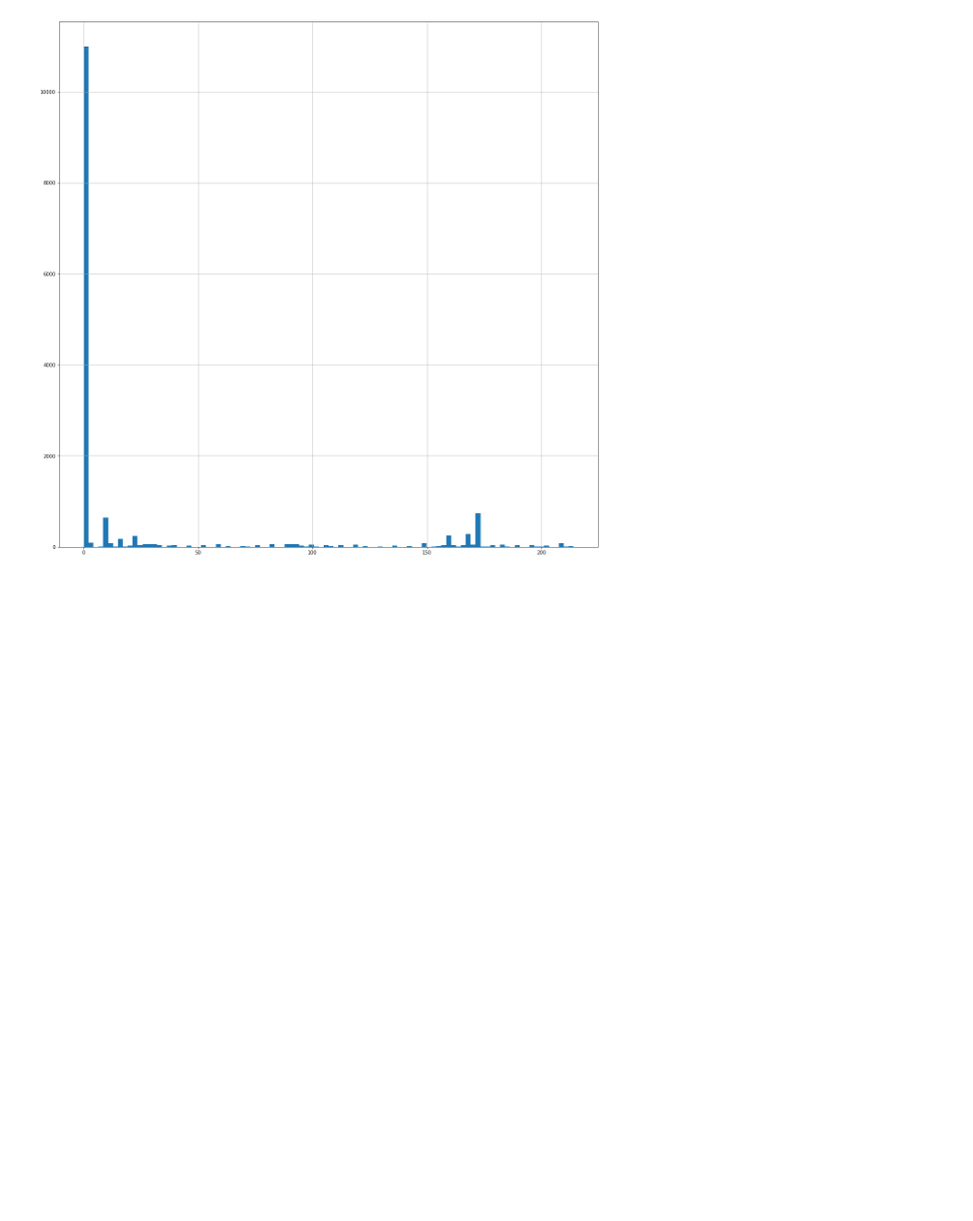
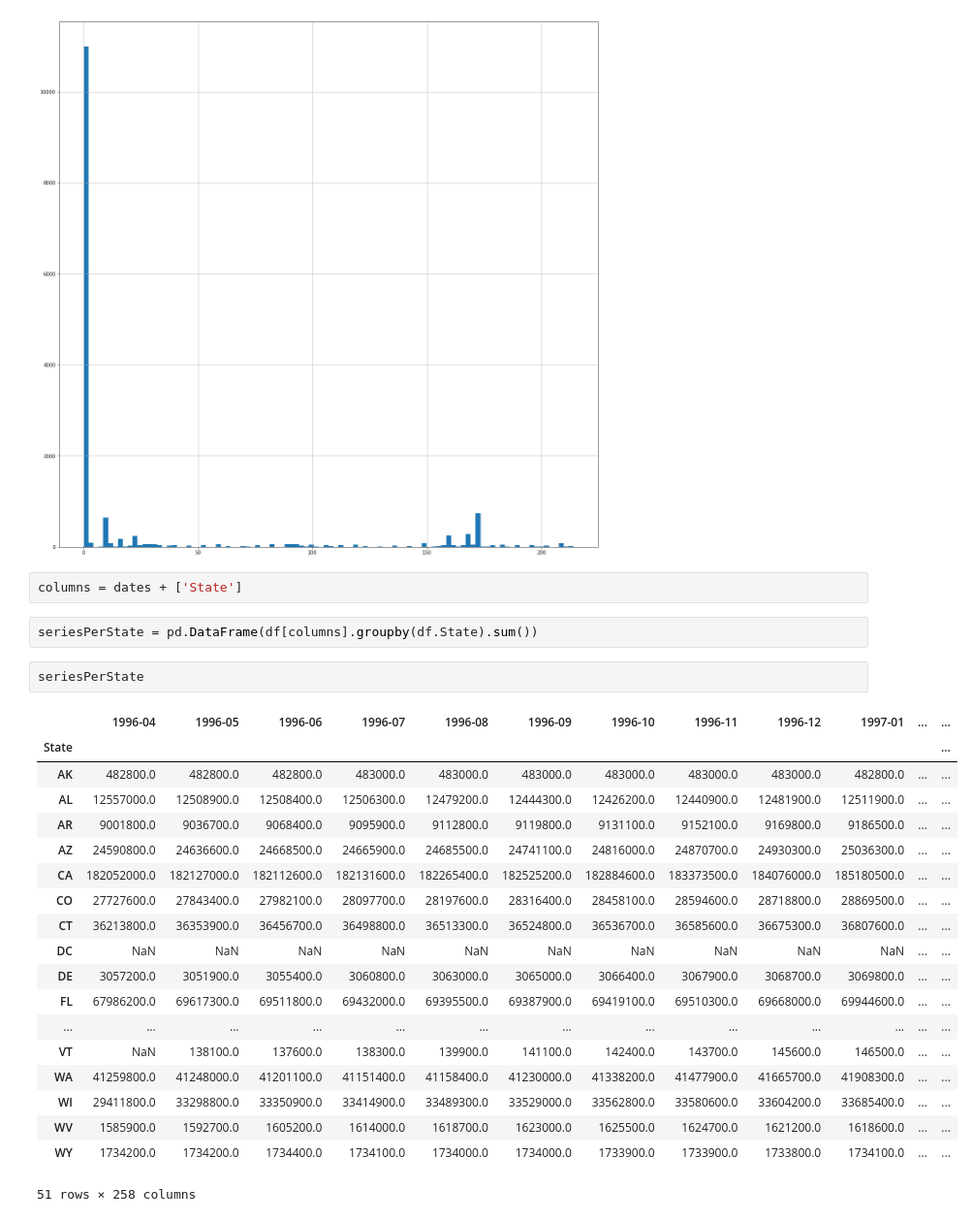
Before and after one commit to ctresc/epfl-dataviz-realestatemap, a Jupyter notebook: Research/Zillow/Wrangling.ipynb, the cells around one changed output. Shown at 97% size. Drawn from its saved outputs; the diff is of its cells as text; blank space fills up the shorter version.

```diff
--- a/Research/Zillow/Wrangling.ipynb
+++ b/Research/Zillow/Wrangling.ipynb
@@ -71,3 +71,29 @@ dfTimeSeries.isnull().sum(axis=1).hist(bins=100) # histogram of nan values conta
 # %% [output]
 <matplotlib.axes._subplots.AxesSubplot at 0x...>
 [figure]
+# %%
+columns = dates + ['State']
+# %%
+seriesPerState = pd.DataFrame(df[columns].groupby(df.State).sum())
+# %%
+seriesPerState
+# %% [output]
+|  | 1996-04 | 1996-05 | 1996-06 | 1996-07 | 1996-08 | 1996-09 | 1996-10 | 1996-11 | 1996-12 | 1997-01 | ... | ... |
+| State |  |  |  |  |  |  |  |  |  |  |  | ... |
+| AK | 482800.0 | 482800.0 | 482800.0 | 483000.0 | 483000.0 | 483000.0 | 483000.0 | 483000.0 | 483000.0 | 482800.0 | ... | ... |
+| AL | 12557000.0 | 12508900.0 | 12508400.0 | 12506300.0 | 12479200.0 | 12444300.0 | 12426200.0 | 12440900.0 | 12481900.0 | 12511900.0 | ... | ... |
+| AR | 9001800.0 | 9036700.0 | 9068400.0 | 9095900.0 | 9112800.0 | 9119800.0 | 9131100.0 | 9152100.0 | 9169800.0 | 9186500.0 | ... | ... |
+| AZ | 24590800.0 | 24636600.0 | 24668500.0 | 24665900.0 | 24685500.0 | 24741100.0 | 24816000.0 | 24870700.0 | 24930300.0 | 25036300.0 | ... | ... |
+| CA | 182052000.0 | 182127000.0 | 182112600.0 | 182131600.0 | 182265400.0 | 182525200.0 | 182884600.0 | 183373500.0 | 184076000.0 | 185180500.0 | ... | ... |
+| CO | 27727600.0 | 27843400.0 | 27982100.0 | 28097700.0 | 28197600.0 | 28316400.0 | 28458100.0 | 28594600.0 | 28718800.0 | 28869500.0 | ... | ... |
+| CT | 36213800.0 | 36353900.0 | 36456700.0 | 36498800.0 | 36513300.0 | 36524800.0 | 36536700.0 | 36585600.0 | 36675300.0 | 36807600.0 | ... | ... |
+| DC | NaN | NaN | NaN | NaN | NaN | NaN | NaN | NaN | NaN | NaN | ... | ... |
+| DE | 3057200.0 | 3051900.0 | 3055400.0 | 3060800.0 | 3063000.0 | 3065000.0 | 3066400.0 | 3067900.0 | 3068700.0 | 3069800.0 | ... | ... |
+| FL | 67986200.0 | 69617300.0 | 69511800.0 | 69432000.0 | 69395500.0 | 69387900.0 | 69419100.0 | 69510300.0 | 69668000.0 | 69944600.0 | ... | ... |
+| ... | ... | ... | ... | ... | ... | ... | ... | ... | ... | ... | ... | ... |
+| VT | NaN | 138100.0 | 137600.0 | 138300.0 | 139900.0 | 141100.0 | 142400.0 | 143700.0 | 145600.0 | 146500.0 | ... | ... |
+| WA | 41259800.0 | 41248000.0 | 41201100.0 | 41151400.0 | 41158400.0 | 41230000.0 | 41338200.0 | 41477900.0 | 41665700.0 | 41908300.0 | ... | ... |
+| WI | 29411800.0 | 33298800.0 | 33350900.0 | 33414900.0 | 33489300.0 | 33529000.0 | 33562800.0 | 33580600.0 | 33604200.0 | 33685400.0 | ... | ... |
+| WV | 1585900.0 | 1592700.0 | 1605200.0 | 1614000.0 | 1618700.0 | 1623000.0 | 1625500.0 | 1624700.0 | 1621200.0 | 1618600.0 | ... | ... |
+| WY | 1734200.0 | 1734200.0 | 1734400.0 | 1734100.0 | 1734000.0 | 1734000.0 | 1733900.0 | 1733900.0 | 1733800.0 | 1734100.0 | ... | ... |
+51 rows × 258 columns
```
Also changed, not shown: parts of 2 cells of this notebook, 5 other files.
